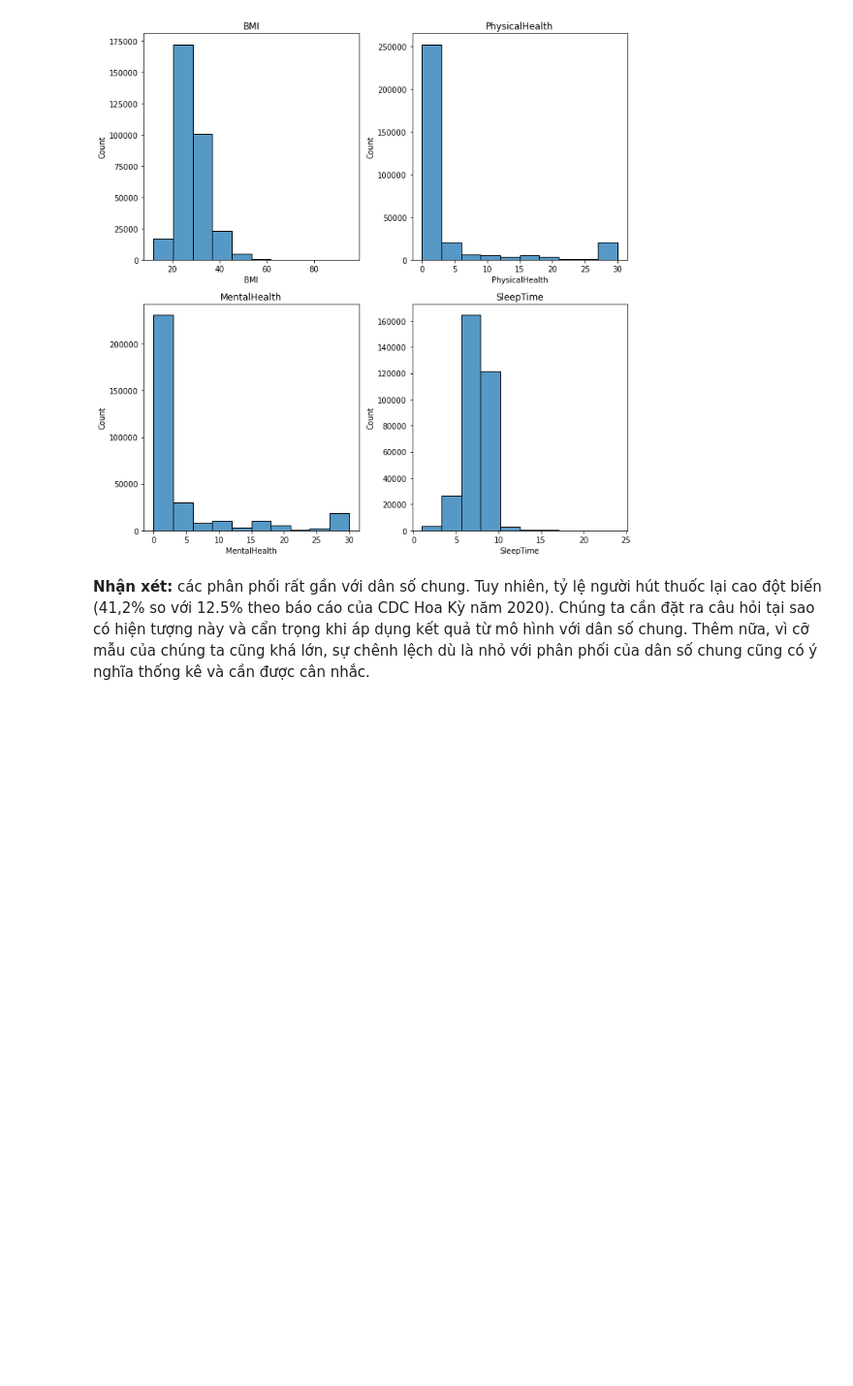
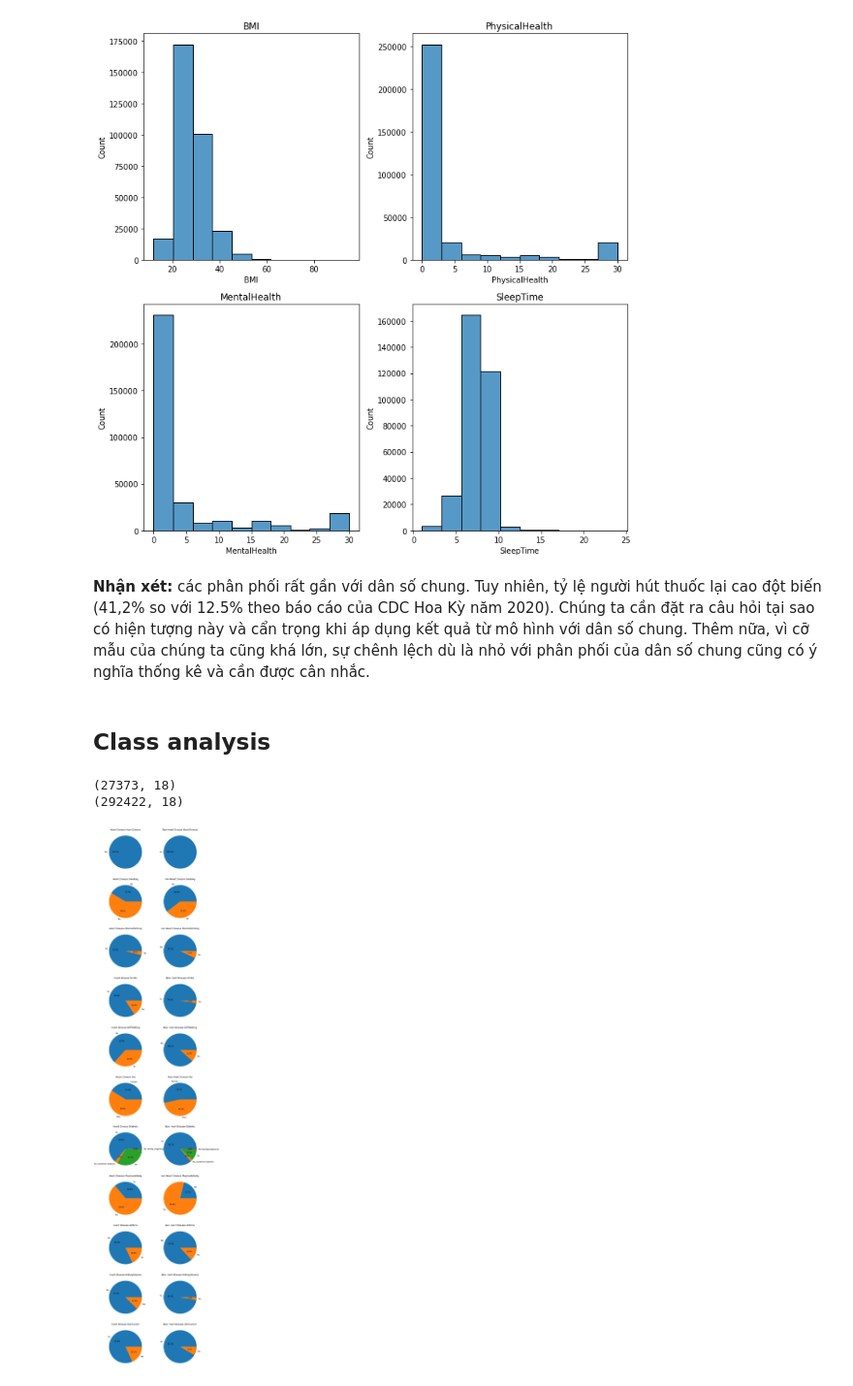
Before and after one commit to danhngan/Heart_disease, a Jupyter notebook: preprocessing.ipynb, the cells around one changed output. Shown at 97% size. Saved outputs shown, nothing was run; the diff lists cells and outputs as text; code cells hidden in the pictures; blank space fills up the shorter version.

```diff
--- a/preprocessing.ipynb
+++ b/preprocessing.ipynb
@@ -195,3 +215,29 @@ plt.tight_layout()
 [figure]
 # %% [markdown]
 **Nhận xét:** các phân phối rất gần với dân số chung. Tuy nhiên, tỷ lệ người hút thuốc lại cao đột biến (41,2% so với 12.5% theo báo cáo của CDC Hoa Kỳ năm 2020). Chúng ta cần đặt ra câu hỏi tại sao có hiện tượng này và cẩn trọng khi áp dụng kết quả từ mô hình với dân số chung. Thêm nữa, vì cỡ mẫu của chúng ta cũng khá lớn, sự chênh lệch dù là nhỏ với phân phối của dân số chung cũng có ý nghĩa thống kê và cần được cân nhắc.
+# %% [markdown]
+## Class analysis
+# %%
+HD = df_full[df_full['HeartDisease'] == 'Yes']
+non_HD = df_full[df_full['HeartDisease'] == 'No']
+print(HD.shape)
+print(non_HD.shape)
+# %% [output]
+(27373, 18)
+(292422, 18)
+# %%
+n_charts = len(pie_charts)*2
+fig, ax = create_figure(n_charts=n_charts, n_cols=2)
+for i, col in enumerate(pie_charts):
+    # Heart Disease
+    data = HD[col].value_counts().sort_index()
+    ax[i][0].pie(data, labels=data.index,autopct='%1.1f%%')
+    ax[i][0].set_title('Heart Disease '+col)
+
+    # Non Heart disease
+    data = non_HD[col].value_counts().sort_index()
+    ax[i][1].pie(data, labels=data.index, autopct='%1.1f%%')
+    ax[i][1].set_title('Non Heart Disease '+col)
+plt.show()
+# %% [output]
+[figure, added]
```
Also changed, not shown: parts of 14 cells of this notebook.
